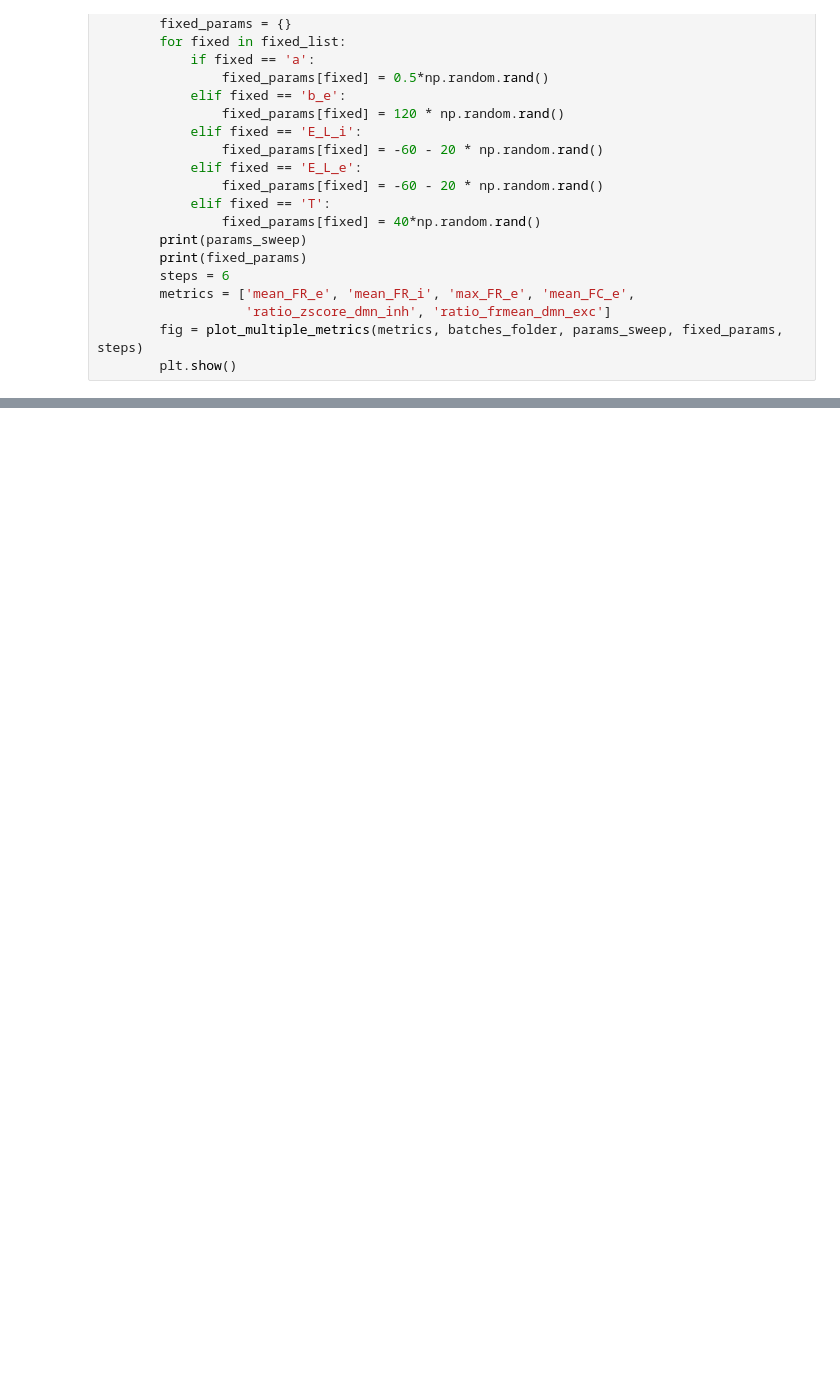
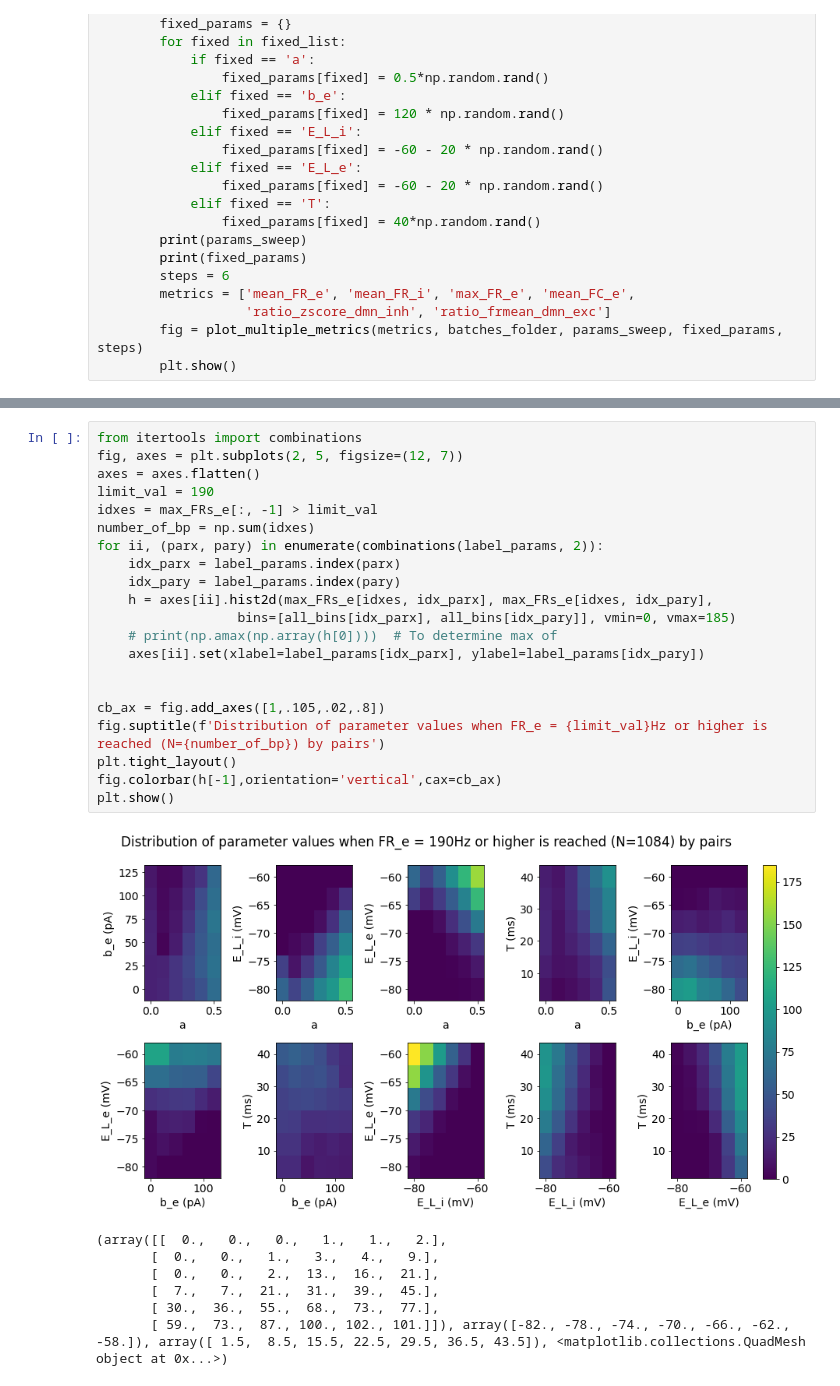
Before and after one commit to davidaquilue/TVBAdEx_ParSweep, a Jupyter notebook: Analyze_Results_JUSUF.ipynb, the cells around one changed output, grey strips where cells are left out. Saved outputs shown, nothing was run; the diff lists cells and outputs as text; blank space fills up the shorter version.

```diff
--- a/Analyze_Results_JUSUF.ipynb
+++ b/Analyze_Results_JUSUF.ipynb
@@ -109,0 +175,29 @@ if execute:
+# %%
+from itertools import combinations
+fig, axes = plt.subplots(2, 5, figsize=(12, 7))
+axes = axes.flatten()
+limit_val = 190
+idxes = max_FRs_e[:, -1] > limit_val
+number_of_bp = np.sum(idxes)
+for ii, (parx, pary) in enumerate(combinations(label_params, 2)):
+    idx_parx = label_params.index(parx)
+    idx_pary = label_params.index(pary)
+    h = axes[ii].hist2d(max_FRs_e[idxes, idx_parx], max_FRs_e[idxes, idx_pary],
+                  bins=[all_bins[idx_parx], all_bins[idx_pary]], vmin=0, vmax=185)
+    # print(np.amax(np.array(h[0])))  # To determine max of
+    axes[ii].set(xlabel=label_params[idx_parx], ylabel=label_params[idx_pary])
+
+
+cb_ax = fig.add_axes([1,.105,.02,.8])
+fig.suptitle(f'Distribution of parameter values when FR_e = {limit_val}Hz or higher is reached (N={number_of_bp}) by pairs')
+plt.tight_layout()
+fig.colorbar(h[-1],orientation='vertical',cax=cb_ax)
+plt.show()
+# %% [output]
+[figure, added]
+(array([[  0.,   0.,   0.,   1.,   1.,   2.],
+       [  0.,   0.,   1.,   3.,   4.,   9.],
+       [  0.,   0.,   2.,  13.,  16.,  21.],
+       [  7.,   7.,  21.,  31.,  39.,  45.],
+       [ 30.,  36.,  55.,  68.,  73.,  77.],
+       [ 59.,  73.,  87., 100., 102., 101.]]), array([-82., -78., -74., -70., -66., -62., -58.]), array([ 1.5,  8.5, 15.5, 22.5, 29.5, 36.5, 43.5]), <matplotlib.collections.QuadMesh object at 0x...>)
```
Also changed, not shown: parts of 8 cells of this notebook, 12 other files.
